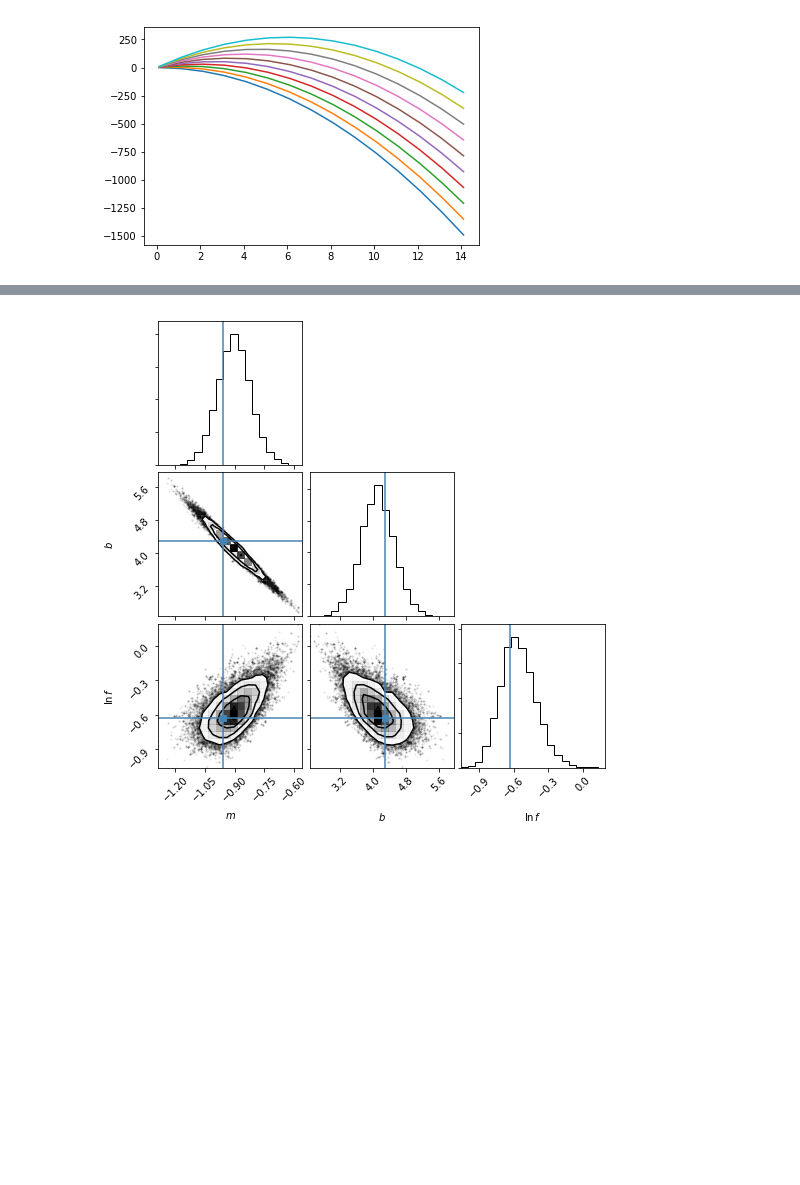
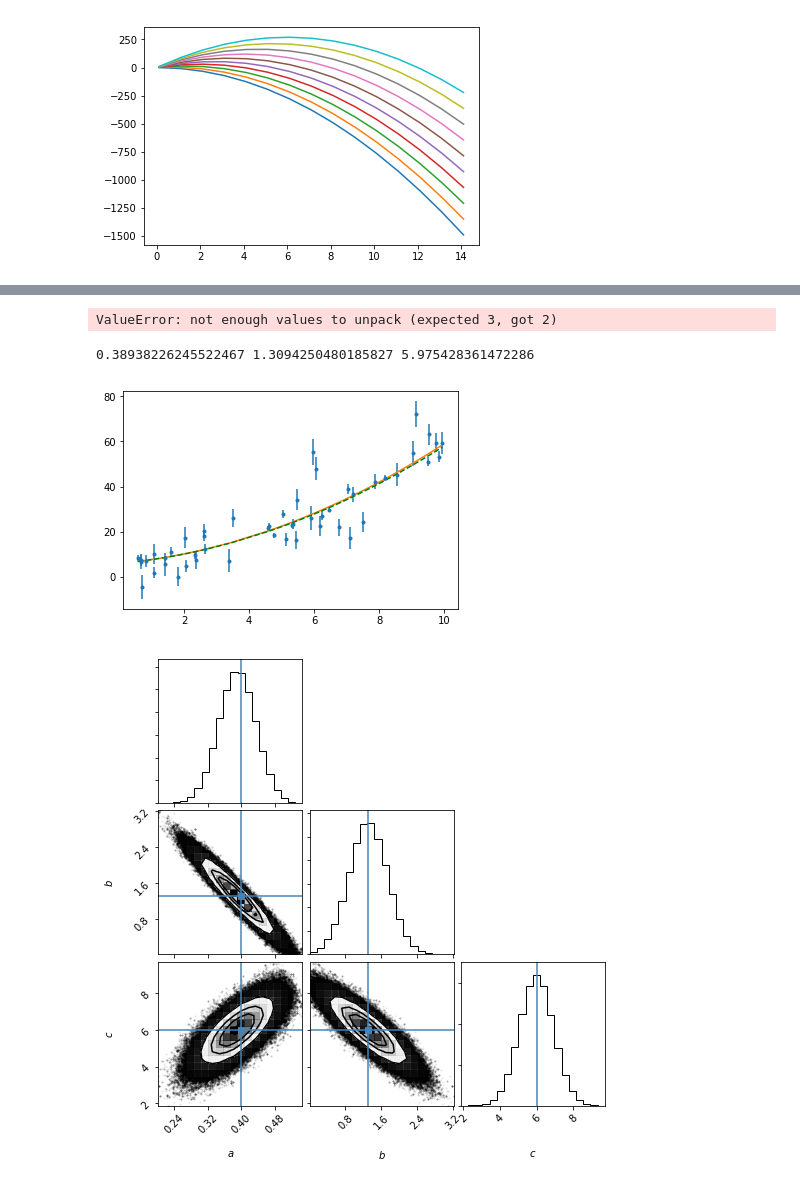
Before and after one commit to jpierel14/USC_PythonCourse_2019, a Jupyter notebook: Day_4/random_tests.ipynb, the cells around one changed output, grey strips where cells are left out. Drawn from its saved outputs; the diff is of its cells as text; code cells hidden in the pictures; blank space fills up the shorter version.

```diff
--- a/Day_4/random_tests.ipynb
+++ b/Day_4/random_tests.ipynb
@@ -88,18 +91,40 @@ y += yerr * np.random.randn(N)
 A = np.vstack((np.ones_like(x), x)).T
 C = np.diag(yerr * yerr)
 cov = np.linalg.inv(np.dot(A.T, np.linalg.solve(C, A)))
-b_ls, m_ls = np.dot(cov, np.dot(A.T, np.linalg.solve(C, y)))
+a_ls,b_ls, c_ls = np.dot(cov, np.dot(A.T, np.linalg.solve(C, y)))
+print(a_ls,b_ls, c_ls)
+plt.errorbar(x,y,yerr=yerr,fmt='.')
+plt.plot(x,a_true*x**2+b_true*x+c_true)
+plt.plot(x,a_ls*x**2+b_ls*x+c_ls,'r--')
+plt.show()
+# %% [output]
+ValueError: not enough values to unpack (expected 3, got 2)
 # %%
-def lnlike(theta, x, y, yerr):
-    m, b, lnf = theta
-    model = m * x + b
-    inv_sigma2 = 1.0/(yerr**2 + model**2*np.exp(2*lnf))
-    return -0.5*(np.sum((y-model)**2*inv_sigma2 - np.log(inv_sigma2)))
+b_tries = []
+m_tries = []
+chi_tries=[]
+def callback(x):
+    v_tries.append(x[0])
+    g_tries.append(x[1])
+    chi_tries.append(chisquare(x,my_args))
+
+def lnlike(theta, args):
+    x, y, yerr=args
+    a,b,c = theta
+    model = a*x**2+b*x+c
+    inv_sigma2 = 1./yerr**2
+    return 0.5*(np.sum((y-model)**2*inv_sigma2 ))
 
 import scipy.optimize as op
-nll = lambda *args: -lnlike(*args)
-result = op.minimize(nll, [m_true, b_true, np.log(f_true)], args=(x, y, yerr))
-m_ml, b_ml, lnf_ml = result["x"]
+result = op.minimize(lnlike, [0,0,0], args=[x, y, yerr])
+a_ml, b_ml,c_ml = result["x"]
+plt.errorbar(x,y,yerr=yerr,fmt='.')
+plt.plot(x,a_true*x**2+b_true*x+c_true)
+plt.plot(x,a_ml*x**2+b_ml*x+c_ml,'g--')
+print(a_ml, b_ml,c_ml)
+# %% [output]
+0.38938226245522467 1.3094250480185827 5.975428361472286
+[figure, added]
 # %%
 def lnprob(theta, x, y, yerr):
     lp = lnprior(theta)
@@ -120,10 +147,10 @@ samples = sampler.chain[:, 50:, :].reshape((-1, ndim))
 # %%
 import corner
 import matplotlib.pyplot as plt
-fig = corner.corner(samples, labels=["$m$", "$b$", "$\ln\,f$"],
-                      truths=[m_true, b_true, np.log(f_true)])
+fig = corner.corner(samples, labels=["$a$", "$b$","$c$"],
+                      truths=[a_true, b_true,c_true])
 plt.show()
 # %% [output]
-[figure, old version]
+[figure, new version]
 # %%
 import matplotlib.pyplot as pl
```
Also changed, not shown: parts of 6 cells of this notebook, 10 other files.
